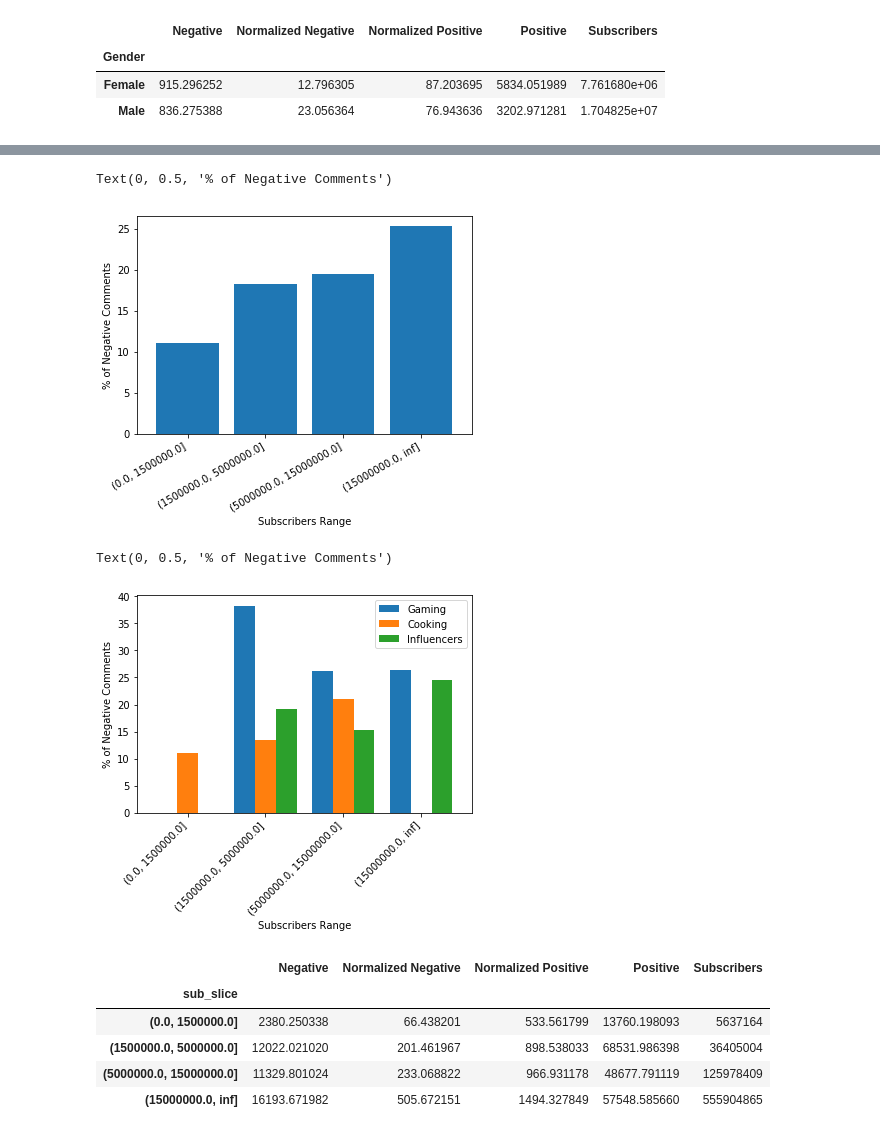
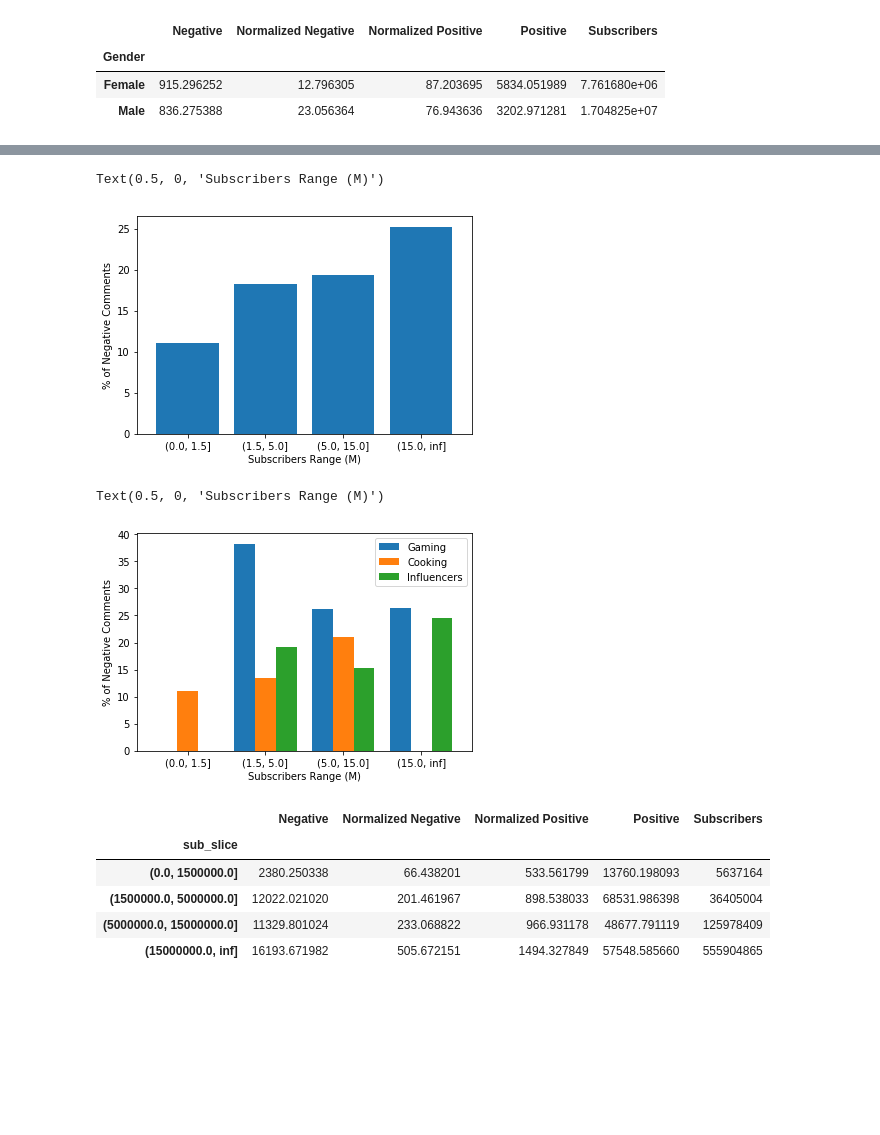
Before and after one commit to jivers-ucsd/ECE-229-Project---Group-7, a Jupyter notebook: plotting/graph influencers.ipynb, the cells around one changed output, grey strips where cells are left out. Cells and saved outputs as stored; diff of their text form; code cells hidden in the pictures; blank space fills up the shorter version.

```diff
--- a/plotting/graph influencers.ipynb
+++ b/plotting/graph influencers.ipynb
@@ -284,2 +262,5 @@ with_subs
+# %%
+with_Msubs = with_subs
+with_Msubs['Subscribers'] = with_Msubs['Subscribers']/1e6
 # %%
-with_subs['Subscribers Range'] = pd.cut(with_subs['Subscribers'], [0, 1500000, 5000000, 15000000, float('inf')])
+with_Msubs['Subscribers Range'] = pd.cut(with_Msubs['Subscribers'], [0, 1.5, 5, 15, float('inf')])
@@ -306,13 +287,14 @@ with_subs
 # %%
 #vs category
-d2 = with_subs.groupby(by=['Subscribers Range']).mean()
+d2 = with_Msubs.groupby(by=['Subscribers Range']).mean()
 
-ax = d2.plot.bar(y=['Normalized Negative'],width = 0.8,rot=30)
-ax.set_xticklabels(ax.get_xticklabels(),ha='right');
+ax = d2.plot.bar(y=['Normalized Negative'],width = 0.8,rot=0)
+ax.set_xticklabels(ax.get_xticklabels());
 ax.get_legend().remove()
 ax.set_ylabel("% of Negative Comments")
+ax.set_xlabel('Subscribers Range (M)')
 # %% [output]
-Text(0, 0.5, '% of Negative Comments')
+Text(0.5, 0, 'Subscribers Range (M)')
-[figure, old version]
+[figure, new version]
 # %%
 d2 = with_subs.groupby(by=['Subscribers Range','Category']).mean()['Normalized Negative'].unstack().reset_index()
@@ -319,12 +302,13 @@ d2 = with_subs.groupby(by=['Subscribers Range','Category']).mean()['Normalized N
 d2.set_index('Subscribers Range', inplace=True)
 # %%
-ax = d2.plot.bar(y=['Gaming', 'Cooking', 'Influencers'],width = 0.8,rot=45)
-ax.set_xticklabels(ax.get_xticklabels(),ha='right')
+ax = d2.plot.bar(y=['Gaming', 'Cooking', 'Influencers'],width = 0.8,rot=0)
+ax.set_xticklabels(ax.get_xticklabels())
 ax.legend(loc='best', bbox_to_anchor=(1,1))
 ax.set_ylabel('% of Negative Comments')
+ax.set_xlabel('Subscribers Range (M)')
 # %% [output]
-Text(0, 0.5, '% of Negative Comments')
+Text(0.5, 0, 'Subscribers Range (M)')
-[figure, old version]
+[figure, new version]
 # %%
 #vs category
 d2 = with_subs.groupby(by=['sub_slice']).sum()
```
Also changed, not shown: parts of 24 cells of this notebook, 11 other files.
